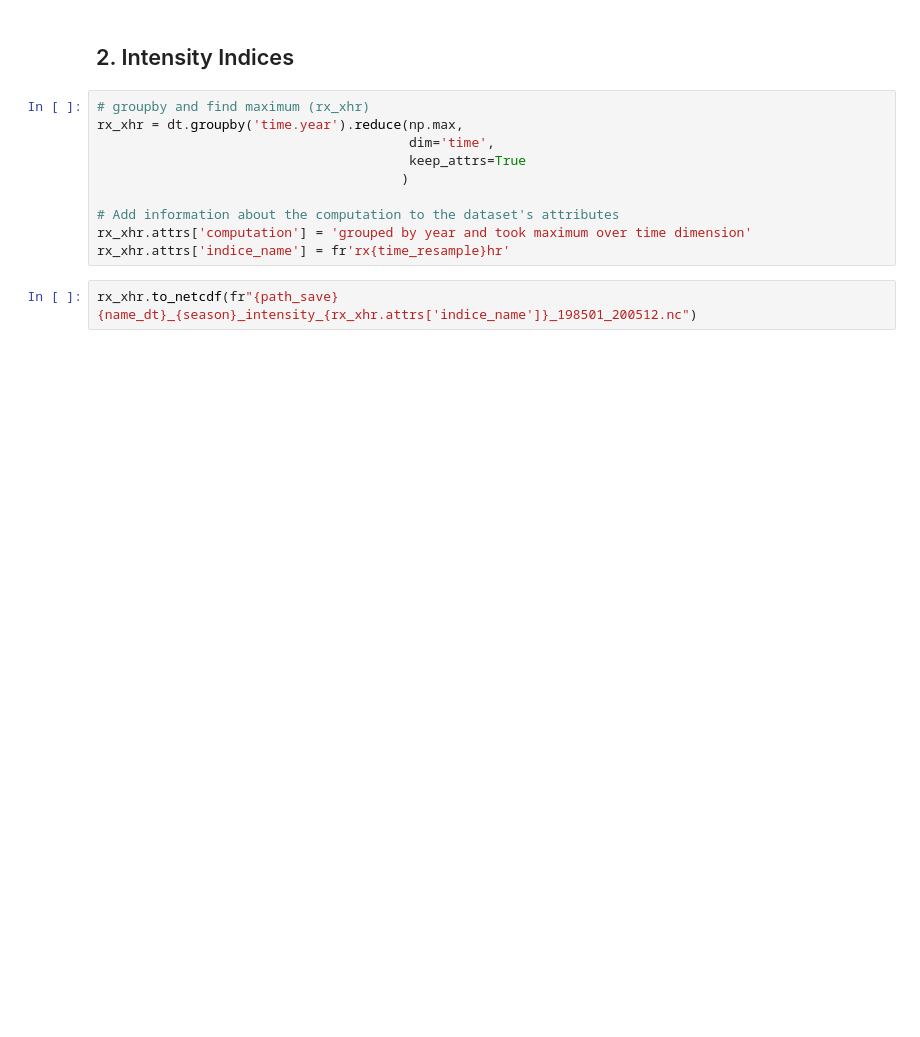
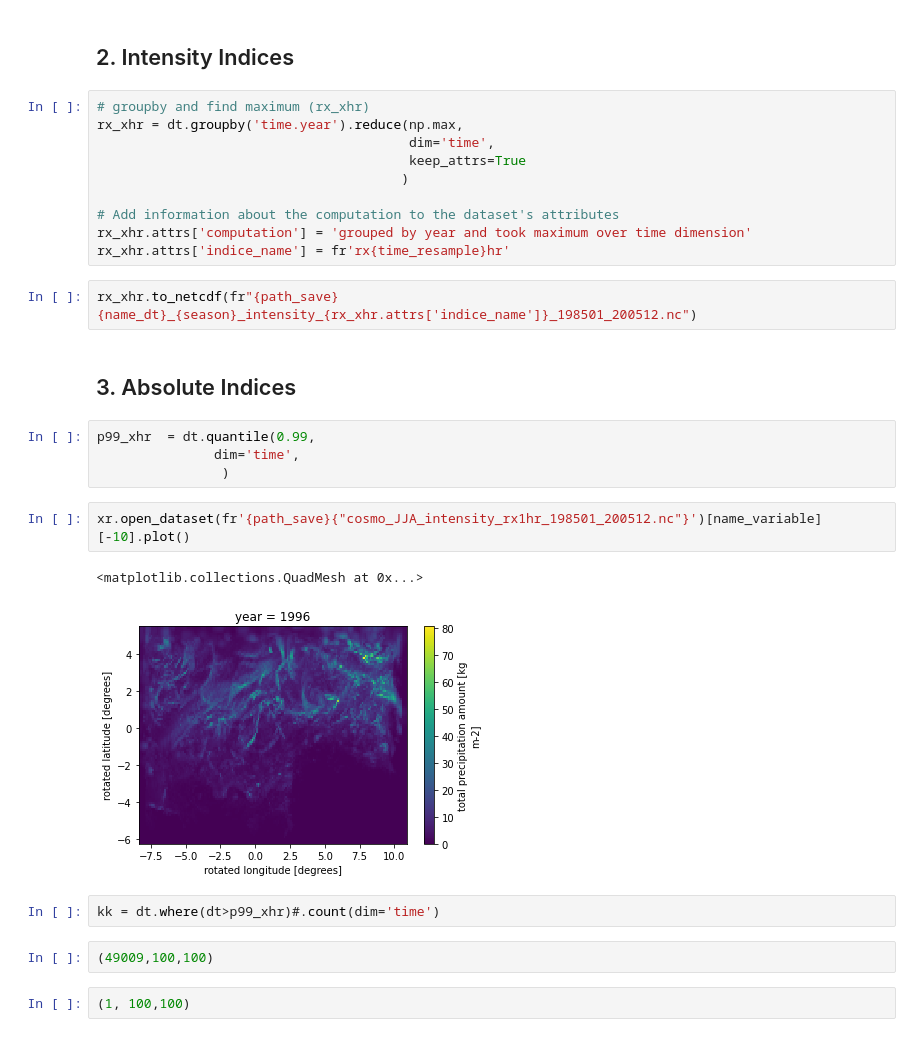
Before and after one commit to donmezkutay/msc-thesis-codes, a Jupyter notebook: calculate_extreme_indices.ipynb, the cells around one changed output. Saved outputs shown, nothing was run; the diff lists cells and outputs as text; blank space fills up the shorter version.

```diff
--- a/calculate_extreme_indices.ipynb
+++ b/calculate_extreme_indices.ipynb
@@ -109,3 +70,20 @@ rx_xhr.attrs['computation'] = 'grouped by year and took maximum over time dimens
 rx_xhr.attrs['indice_name'] = fr'rx{time_resample}hr'
 # %%
 rx_xhr.to_netcdf(fr"{path_save}{name_dt}_{season}_intensity_{rx_xhr.attrs['indice_name']}_198501_200512.nc")
+# %% [markdown]
+## 3. Absolute Indices
+# %%
+p99_xhr  = dt.quantile(0.99,
+               dim='time',
+                )
+# %%
+xr.open_dataset(fr'{path_save}{"cosmo_JJA_intensity_rx1hr_198501_200512.nc"}')[name_variable][-10].plot()
+# %% [output]
+<matplotlib.collections.QuadMesh at 0x...>
+[figure, added]
+# %%
+kk = dt.where(dt>p99_xhr)#.count(dim='time')
+# %%
+(49009,100,100)
+# %%
+(1, 100,100)
```
Also changed, not shown: parts of 7 cells of this notebook.
